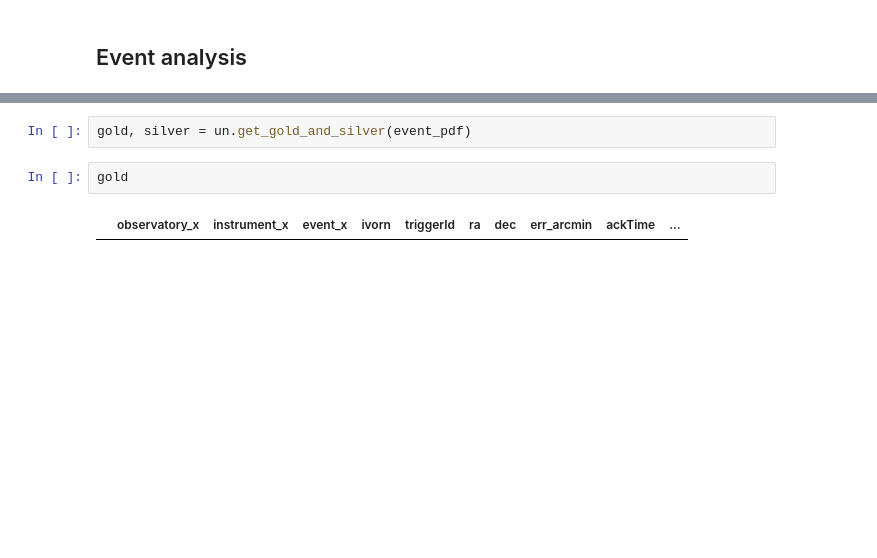
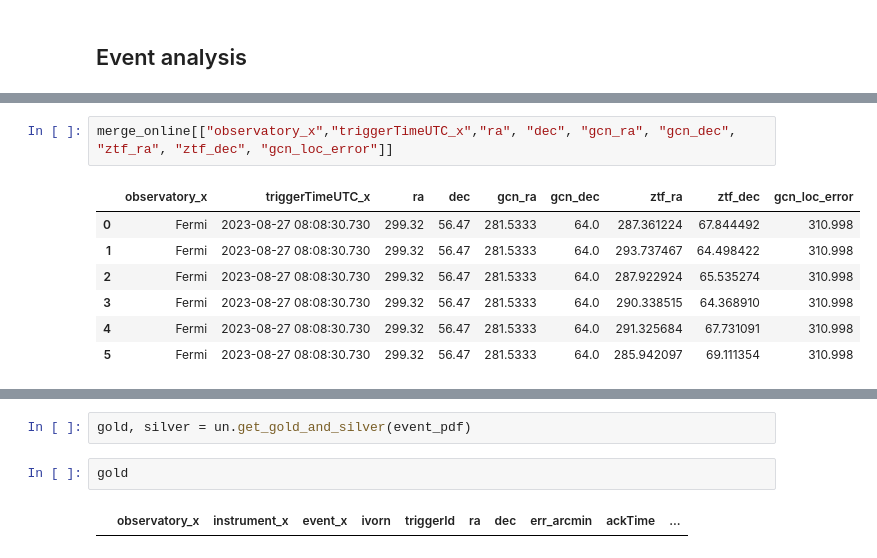
Before and after one commit to FusRoman/fink-mm, a Jupyter notebook: notebook/GRB_visualization.ipynb, the cells around one changed output, grey strips where cells are left out. Saved outputs shown, nothing was run; the diff lists cells and outputs as text; blank space fills up the shorter version.

```diff
--- a/notebook/GRB_visualization.ipynb
+++ b/notebook/GRB_visualization.ipynb
@@ -104,0 +158,10 @@ eventId = "709806846"
+# %%
+merge_online[["observatory_x","triggerTimeUTC_x","ra", "dec", "gcn_ra", "gcn_dec", "ztf_ra", "ztf_dec", "gcn_loc_error"]]
+# %% [output]
+|  | observatory_x | triggerTimeUTC_x | ra | dec | gcn_ra | gcn_dec | ztf_ra | ztf_dec | gcn_loc_error |
+| 0 | Fermi | 2023-08-27 08:08:30.730 | 299.32 | 56.47 | 281.5333 | 64.0 | 287.361224 | 67.844492 | 310.998 |
+| 1 | Fermi | 2023-08-27 08:08:30.730 | 299.32 | 56.47 | 281.5333 | 64.0 | 293.737467 | 64.498422 | 310.998 |
+| 2 | Fermi | 2023-08-27 08:08:30.730 | 299.32 | 56.47 | 281.5333 | 64.0 | 287.922924 | 65.535274 | 310.998 |
+| 3 | Fermi | 2023-08-27 08:08:30.730 | 299.32 | 56.47 | 281.5333 | 64.0 | 290.338515 | 64.368910 | 310.998 |
+| 4 | Fermi | 2023-08-27 08:08:30.730 | 299.32 | 56.47 | 281.5333 | 64.0 | 291.325684 | 67.731091 | 310.998 |
+| 5 | Fermi | 2023-08-27 08:08:30.730 | 299.32 | 56.47 | 281.5333 | 64.0 | 285.942097 | 69.111354 | 310.998 |
```
Also changed, not shown: parts of 23 cells of this notebook, 2 other files.
